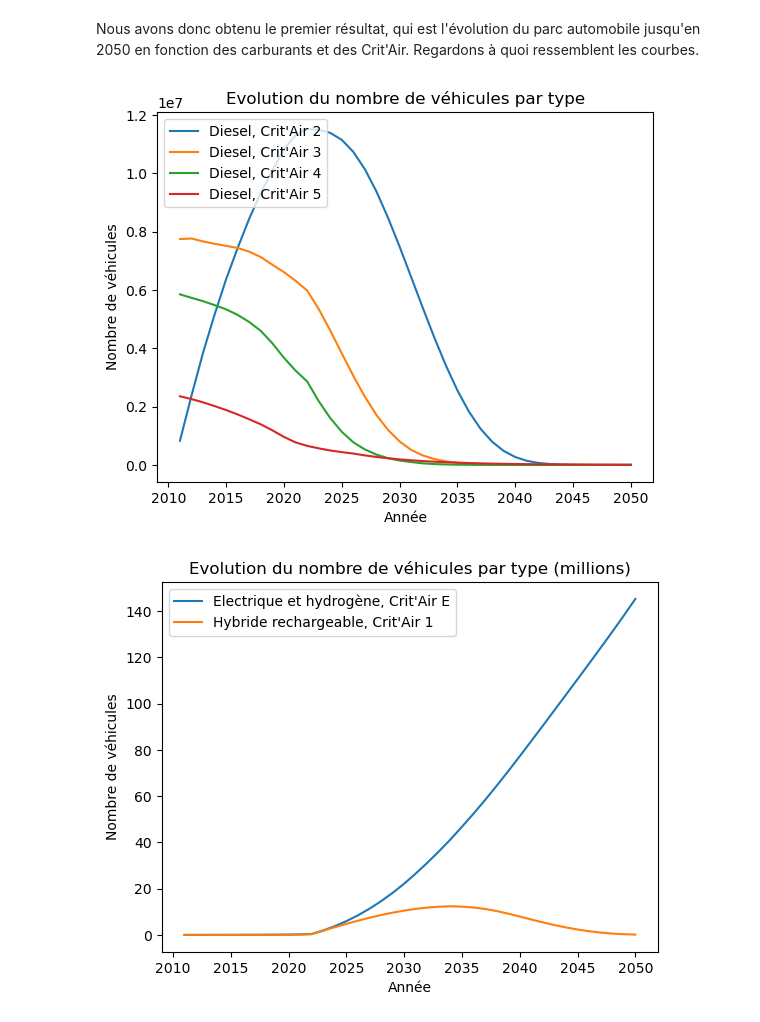
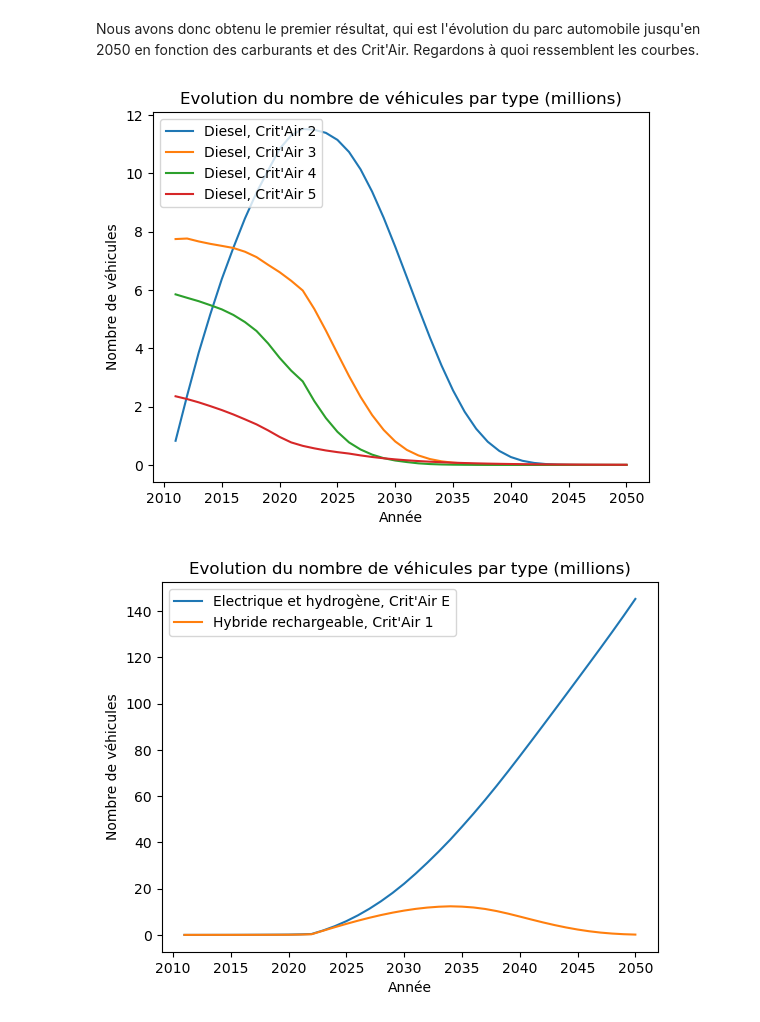
Before and after one commit to TheoLBTN/Projet-Python, a Jupyter notebook: Modélisation_emissions.ipynb, the cells around one changed output. Drawn from its saved outputs; the diff is of its cells as text; code cells hidden in the pictures.

```diff
--- a/Modélisation_emissions.ipynb
+++ b/Modélisation_emissions.ipynb
@@ -244,18 +244,18 @@ Nous avons donc obtenu le premier résultat, qui est l'évolution du parc automo
 # %%
 x = np.arange(2011, 2051, 1)
 
 for i in range (0, 4) :
     v = df_y.iloc[i]
     y = np.array(v[2:])
-    plt.plot(x, y, label = str(v[0]) + ", " + str(v[1]))
+    plt.plot(x, y/1e6, label = str(v[0]) + ", " + str(v[1]))
 
 plt.xlabel("Année")
 plt.ylabel("Nombre de véhicules")
-plt.title("Evolution du nombre de véhicules par type")
+plt.title("Evolution du nombre de véhicules par type (millions)")
 plt.legend(loc = "upper left")
 plt.show()
 # %% [output]
-[figure, old version]
+[figure, new version]
 # %%
 for i in [4, 8] :
     v = df_y.iloc[i]
```
Also changed, not shown: 1 other file.
